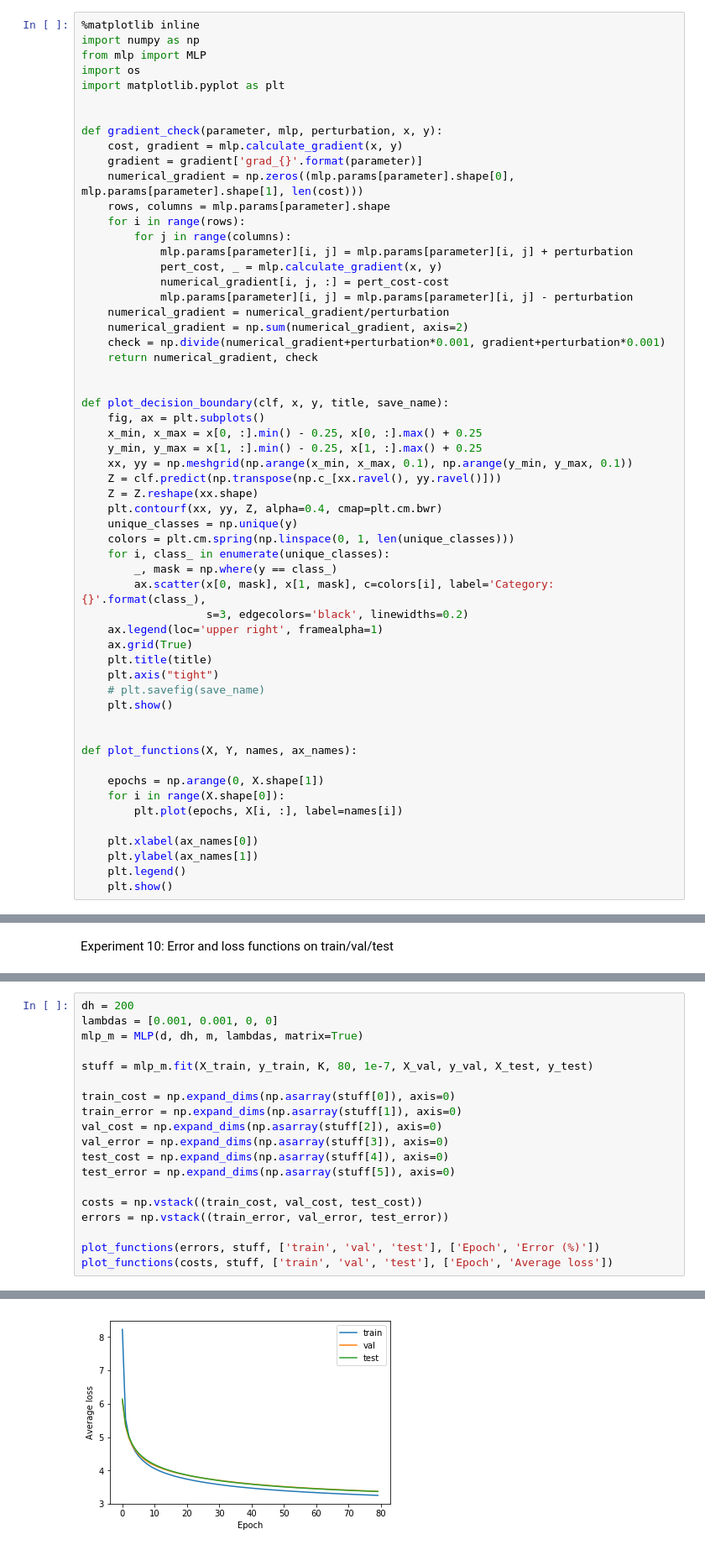
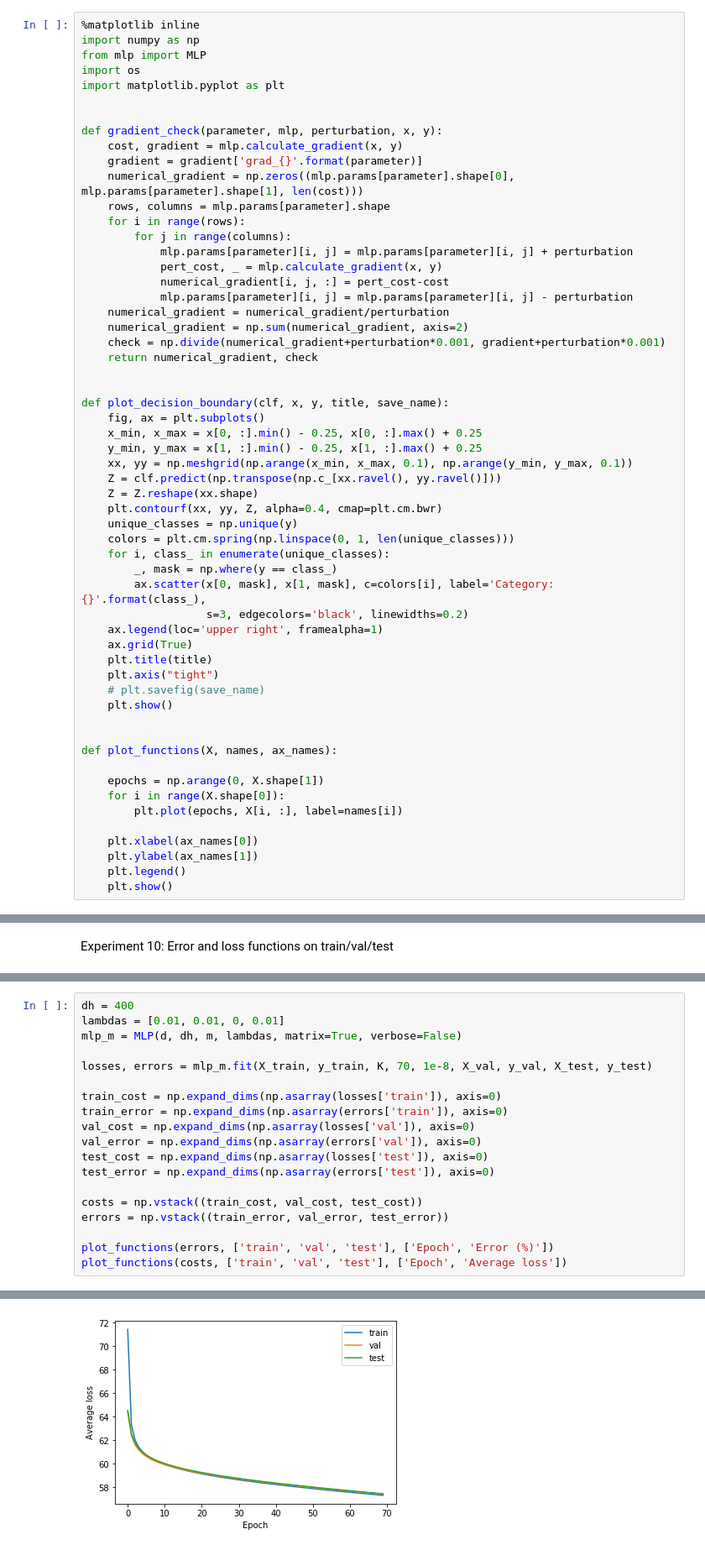
Before and after one commit to ramonemiliani93/IFT6390-HW3, a Jupyter notebook: experiments.ipynb, the cells around one changed output, grey strips where cells are left out. Shown at 84% size. Drawn from its saved outputs; the diff is of its cells as text.

Commit message:
add logging for train/val/test separately

```diff
--- a/experiments.ipynb
+++ b/experiments.ipynb
@@ -45,7 +45,7 @@ def plot_decision_boundary(clf, x, y, title, save_name):
     plt.show()
 
 
-def plot_functions(X, Y, names, ax_names):
+def plot_functions(X, names, ax_names):
 
     epochs = np.arange(0, X.shape[1])
     for i in range(X.shape[0]):
@@ -330,22 +332,22 @@ y_val = y_test[:, 0:3000]
 X_test = X_test[:, 3000:]
 y_test = y_test[:, 3000:]
 # %%
-dh = 200
-lambdas = [0.001, 0.001, 0, 0]
-mlp_m = MLP(d, dh, m, lambdas, matrix=True)
+dh = 400
+lambdas = [0.01, 0.01, 0, 0.01]
+mlp_m = MLP(d, dh, m, lambdas, matrix=True, verbose=False)
 
-stuff = mlp_m.fit(X_train, y_train, K, 80, 1e-7, X_val, y_val, X_test, y_test)
+losses, errors = mlp_m.fit(X_train, y_train, K, 70, 1e-8, X_val, y_val, X_test, y_test)
 
-train_cost = np.expand_dims(np.asarray(stuff[0]), axis=0)
-train_error = np.expand_dims(np.asarray(stuff[1]), axis=0)
-val_cost = np.expand_dims(np.asarray(stuff[2]), axis=0)
-val_error = np.expand_dims(np.asarray(stuff[3]), axis=0)
-test_cost = np.expand_dims(np.asarray(stuff[4]), axis=0)
-test_error = np.expand_dims(np.asarray(stuff[5]), axis=0)
+train_cost = np.expand_dims(np.asarray(losses['train']), axis=0)
+train_error = np.expand_dims(np.asarray(errors['train']), axis=0)
+val_cost = np.expand_dims(np.asarray(losses['val']), axis=0)
+val_error = np.expand_dims(np.asarray(errors['val']), axis=0)
+test_cost = np.expand_dims(np.asarray(losses['test']), axis=0)
+test_error = np.expand_dims(np.asarray(errors['test']), axis=0)
 
 costs = np.vstack((train_cost, val_cost, test_cost))
 errors = np.vstack((train_error, val_error, test_error))
 
-plot_functions(errors, stuff, ['train', 'val', 'test'], ['Epoch', 'Error (%)'])
-plot_functions(costs, stuff, ['train', 'val', 'test'], ['Epoch', 'Average loss'])
+plot_functions(errors, ['train', 'val', 'test'], ['Epoch', 'Error (%)'])
+plot_functions(costs, ['train', 'val', 'test'], ['Epoch', 'Average loss'])
 # %% [output]
@@ -370 +355 @@ train error = 0.14782, val error = 0.17133, test error = 0.17100
-[figure, old version]
+[figure, new version]
```
Also changed, not shown: parts of 4 cells of this notebook, 2 other files.
